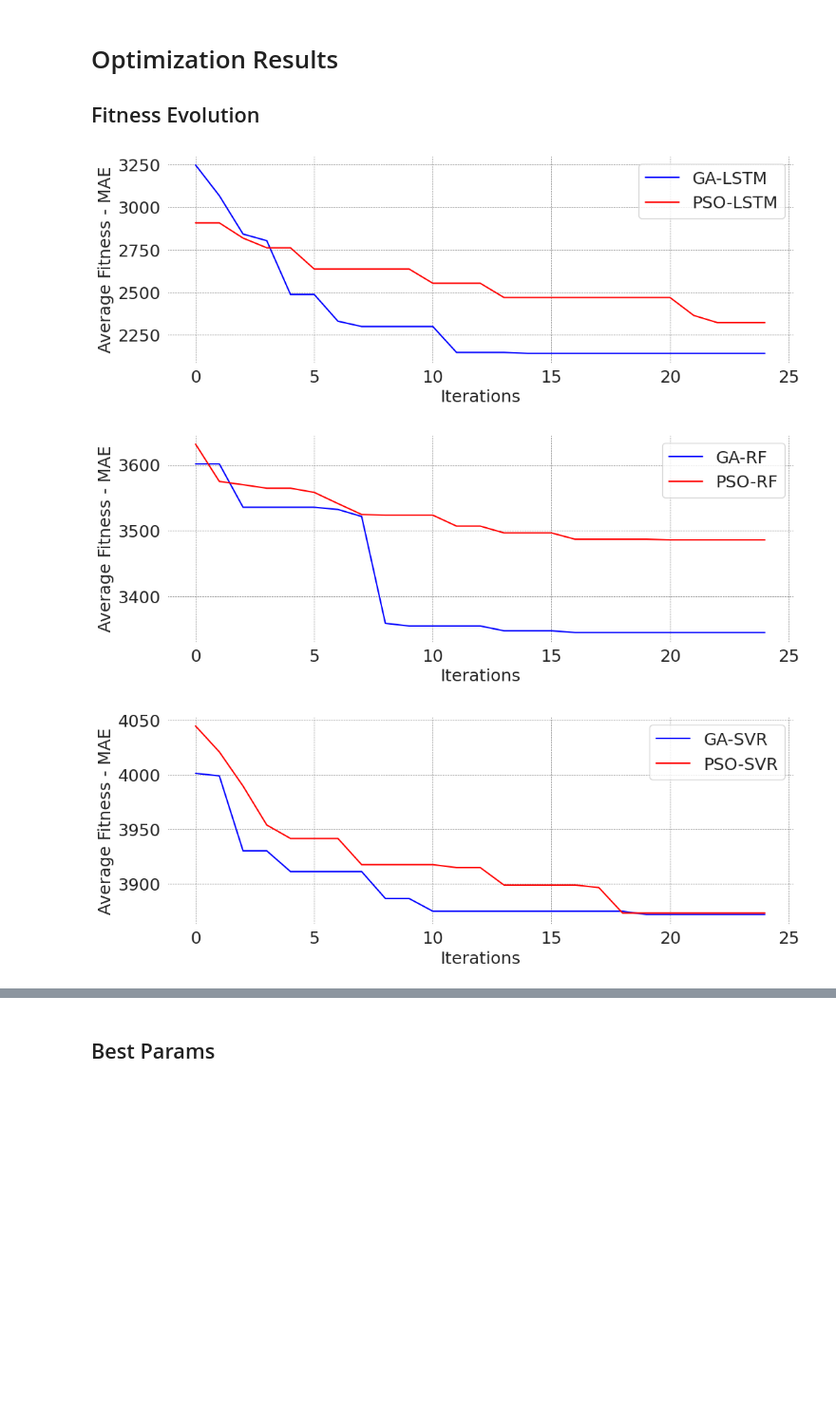
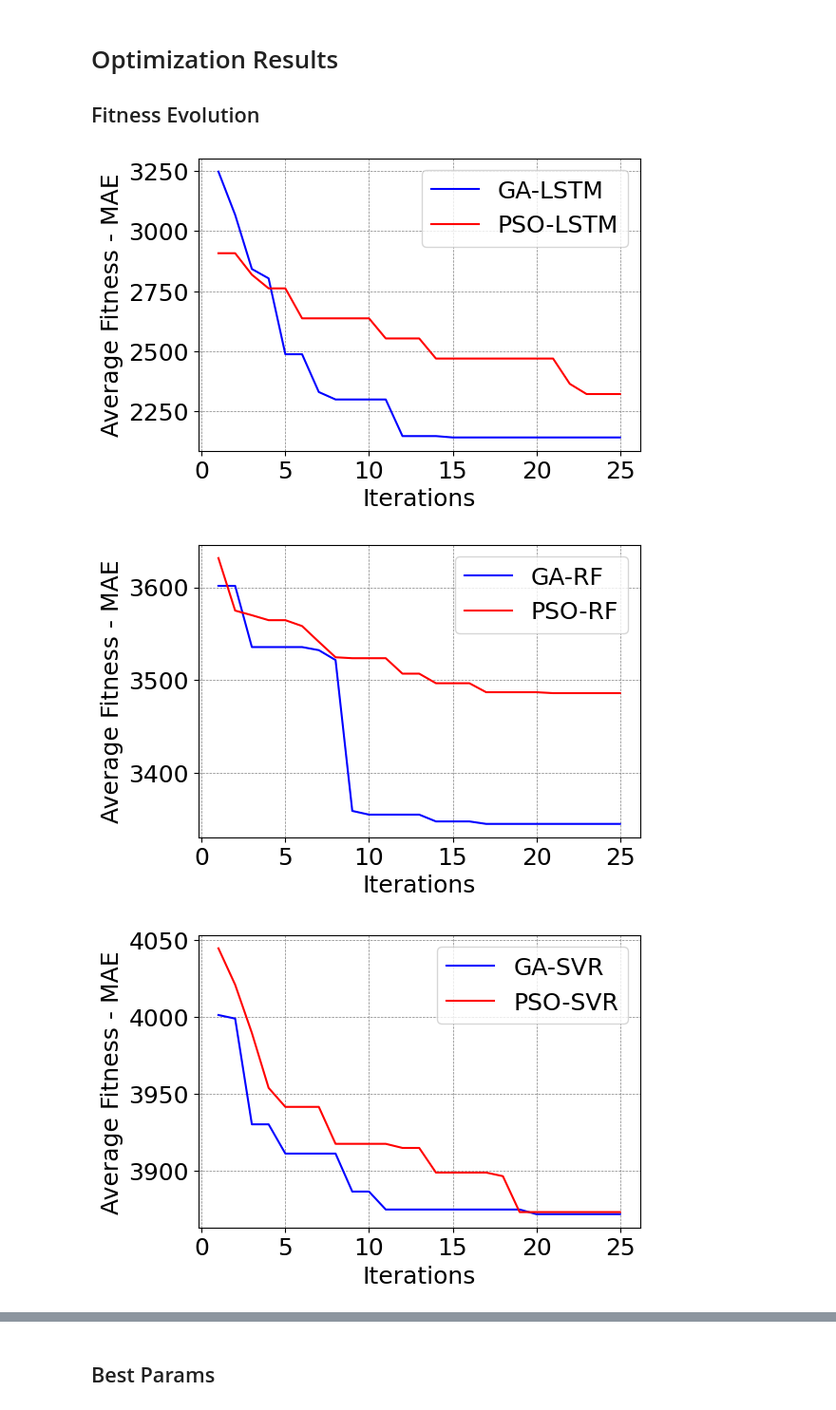
Before and after one commit to eduardoalba0/ifpr_electricity_ml, a Jupyter notebook: Optimization.ipynb, the cells around one changed output, grey strips where cells are left out. Shown at 95% size. Drawn from its saved outputs; the diff is of its cells as text; code cells hidden in the pictures; blank space fills up the shorter version.

```diff
--- a/Optimization.ipynb
+++ b/Optimization.ipynb
@@ -1303,30 +1309,30 @@ for seed in seeds:
 # %%
 
 for model in ["LSTM", "RF", "SVR", "XGB"]:
-    plt.figure(figsize=(12, 4))
+    plt.figure(figsize=(6, 4))
     plt.rcParams['xtick.labelsize'] = 18
     plt.rcParams['ytick.labelsize'] = 18
     plt.rcParams.update({'font.size': 18})
     plt.rcParams['axes.prop_cycle'] = plt.cycler(
         color=["blue", "red"])
     for optimizer in ["GA", "PSO"]:
         df = pandas.DataFrame()
         for seed, name in [("1000", "A"), ("2000", "B"), ("3000", "C")]:
             df[seed] = \
             pandas.read_csv(f'params/{optimizer}-{model} ITERS SEED {seed}.csv', sep=";", decimal=",", header=0)[
                 "Fitness"]
-        plt.plot([x for x in df.mean(axis=1)], label=f"{optimizer}-{model}")
+        plt.plot(range(1, len(df)+1), [x for x in df.mean(axis=1)], label=f"{optimizer}-{model}")
 
     plt.xlabel('Iterations')
     plt.ylabel('Average Fitness - MAE')
 
     ax = plt.gca()
     ax.set_facecolor('white')
     plt.grid(True, color='grey', linestyle="--", linewidth=0.5)
     plt.legend(facecolor='white')
     plt.savefig(f"results/Optimization Results - {model}.png", bbox_inches='tight')
     plt.show()
 # %% [output]
-[figure, old version]
+[figure, new version]
-[figure, old version]
+[figure, new version]
-[figure, old version]
+[figure, new version]
```
Also changed, not shown: parts of 6 cells of this notebook, 18 other files.
